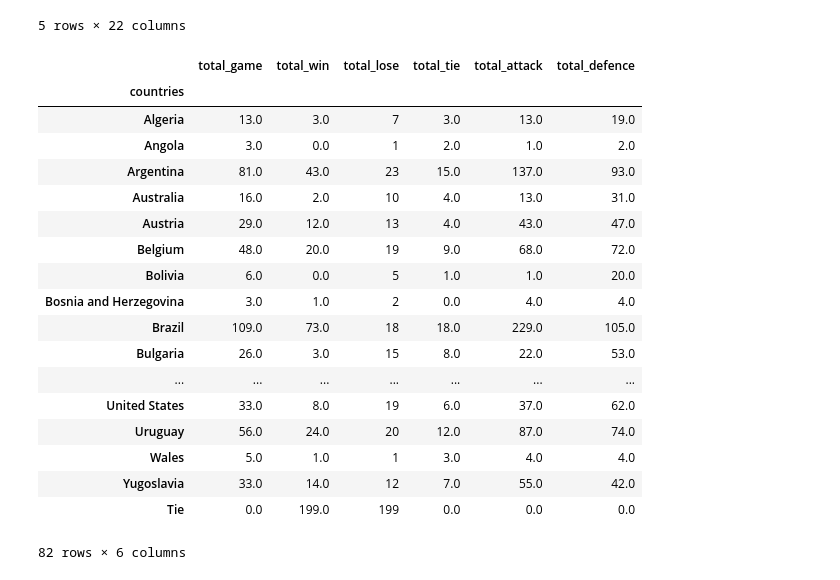
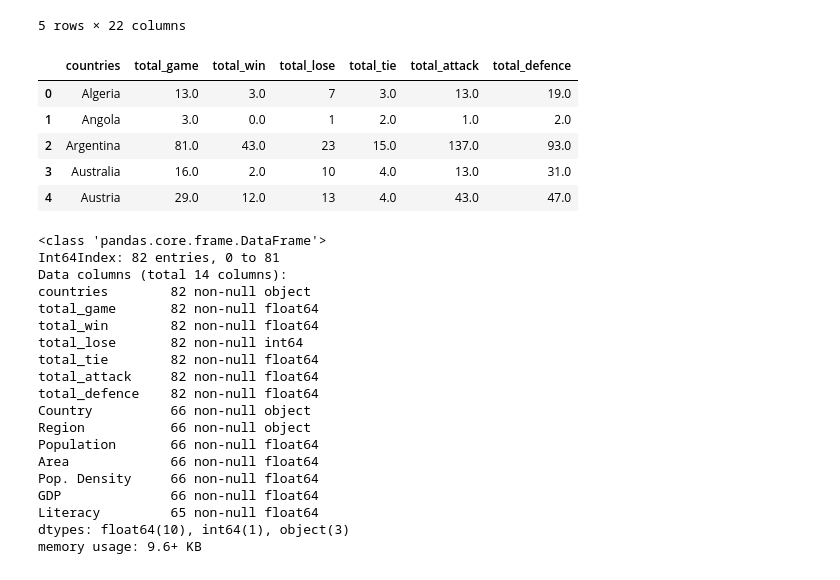
Before and after one commit to bfiroozfard/King_of_Football, a Jupyter notebook: king_of_football_B-10-6_world_cup.ipynb, the cells around one changed output. Drawn from its saved outputs; the diff is of its cells as text; code cells hidden in the pictures.

```diff
--- a/king_of_football_B-10-6_world_cup.ipynb
+++ b/king_of_football_B-10-6_world_cup.ipynb
@@ -162,29 +156,17 @@ total_win_lose
 # %%
 d=pd.merge(total_game_country,total_win_lose,how='outer',on='countries')
 e=pd.merge(d,tie_total,how='outer',on='countries')
 f=pd.merge(e,total_attack,how='outer',on='countries')
 g=pd.merge(f,total_defence,how='outer',on='countries')
 g.fillna(0,inplace=True)
 fifa_country_card=g.iloc[:,[2,3,4,7,10,13]]
-fifa_country_card
+fifa_country_card.reset_index(inplace=True)
+fifa_country_card.head()
 # %% [output]
-|  | total_game | total_win | total_lose | total_tie | total_attack | total_defence |
-| countries |  |  |  |  |  |  |
-| Algeria | 13.0 | 3.0 | 7 | 3.0 | 13.0 | 19.0 |
-| Angola | 3.0 | 0.0 | 1 | 2.0 | 1.0 | 2.0 |
-| Argentina | 81.0 | 43.0 | 23 | 15.0 | 137.0 | 93.0 |
-| Australia | 16.0 | 2.0 | 10 | 4.0 | 13.0 | 31.0 |
-| Austria | 29.0 | 12.0 | 13 | 4.0 | 43.0 | 47.0 |
-| Belgium | 48.0 | 20.0 | 19 | 9.0 | 68.0 | 72.0 |
-| Bolivia | 6.0 | 0.0 | 5 | 1.0 | 1.0 | 20.0 |
-| Bosnia and Herzegovina | 3.0 | 1.0 | 2 | 0.0 | 4.0 | 4.0 |
-| Brazil | 109.0 | 73.0 | 18 | 18.0 | 229.0 | 105.0 |
-| Bulgaria | 26.0 | 3.0 | 15 | 8.0 | 22.0 | 53.0 |
-| ... | ... | ... | ... | ... | ... | ... |
-| United States | 33.0 | 8.0 | 19 | 6.0 | 37.0 | 62.0 |
-| Uruguay | 56.0 | 24.0 | 20 | 12.0 | 87.0 | 74.0 |
-| Wales | 5.0 | 1.0 | 1 | 3.0 | 4.0 | 4.0 |
-| Yugoslavia | 33.0 | 14.0 | 12 | 7.0 | 55.0 | 42.0 |
-| Tie | 0.0 | 199.0 | 199 | 0.0 | 0.0 | 0.0 |
+|  | countries | total_game | total_win | total_lose | total_tie | total_attack | total_defence |
+| 0 | Algeria | 13.0 | 3.0 | 7 | 3.0 | 13.0 | 19.0 |
+| 1 | Angola | 3.0 | 0.0 | 1 | 2.0 | 1.0 | 2.0 |
+| 2 | Argentina | 81.0 | 43.0 | 23 | 15.0 | 137.0 | 93.0 |
+| 3 | Australia | 16.0 | 2.0 | 10 | 4.0 | 13.0 | 31.0 |
+| 4 | Austria | 29.0 | 12.0 | 13 | 4.0 | 43.0 | 47.0 |
-82 rows × 6 columns
 # %%
@@ -191 +174,23 @@ fifa_country_card
 fifa_with_countryinfo=pd.merge(fifa_country_card,country_com_df,how='left',on='countries')
+# %%
+fifa_with_countryinfo.info()
+# %% [output]
+<class 'pandas.core.frame.DataFrame'>
+Int64Index: 82 entries, 0 to 81
+Data columns (total 14 columns):
+countries        82 non-null object
+total_game       82 non-null float64
+total_win        82 non-null float64
+total_lose       82 non-null int64
+total_tie        82 non-null float64
+total_attack     82 non-null float64
+total_defence    82 non-null float64
+Country          66 non-null object
+Region           66 non-null object
+Population       66 non-null float64
+Area             66 non-null float64
+Pop. Density     66 non-null float64
+GDP              66 non-null float64
+Literacy         65 non-null float64
+dtypes: float64(10), int64(1), object(3)
+memory usage: 9.6+ KB
```
Also changed, not shown: parts of 10 cells of this notebook.
